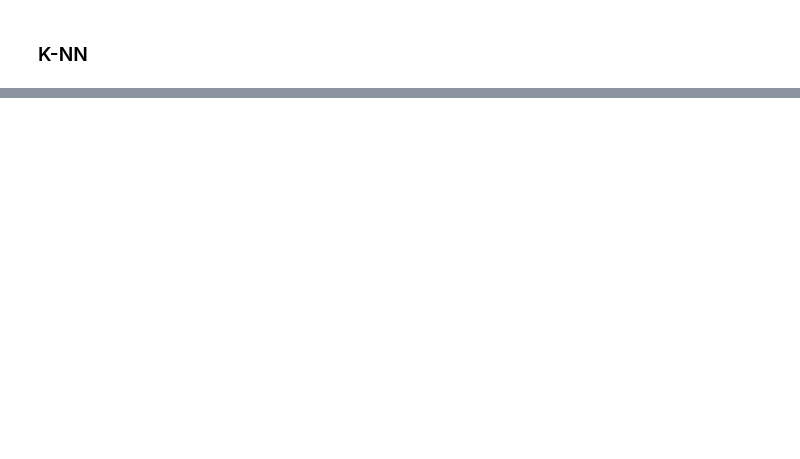
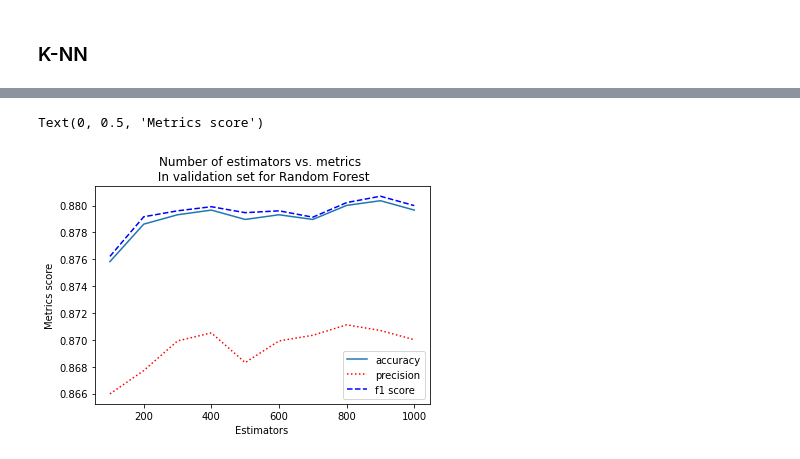
Before and after one commit to Fatemeh-Khosravi/Customer-Churn-Prediction, a Jupyter notebook: ADS505-FinalProject-ChrunPrediction.ipynb, the cells around one changed output, grey strips where cells are left out. Saved outputs shown, nothing was run; the diff lists cells and outputs as text; code cells hidden in the pictures; blank space fills up the shorter version.

```diff
--- a/ADS505-FinalProject-ChrunPrediction.ipynb
+++ b/ADS505-FinalProject-ChrunPrediction.ipynb
@@ -396,0 +457,26 @@ fundfuture_df_donor
+# %%
+# random forest
+
+# Train a classifier for different values of n_estimators
+rf_results = []
+for x in range(100, 1001, 100):
+    rf = RandomForestClassifier(n_estimators = x, random_state = 1).fit(trainX, trainy)
+    rf_results.append({'n_estimators': x, 'accuracy': accuracy_score(validy, rf.predict(validX)),
+                      'precision': precision_score(validy, rf.predict(validX)),
+                      'f1_score': f1_score(validy, rf.predict(validX))})
+
+
+# Convert results to a pandas data frame
+rf_results = pd.DataFrame(rf_results)
+# %%
+# show accuracy by estimators
+plt.plot(rf_results['n_estimators'], rf_results.accuracy, linestyle='-', label = "accuracy")
+plt.plot(rf_results['n_estimators'], rf_results.precision, linestyle=':', c='red', label = "precision")
+plt.plot(rf_results['n_estimators'], rf_results['f1_score'], linestyle='--', c='blue', label = "f1 score")
+plt.title('Number of estimators vs. metrics \n In validation set for Random Forest')
+plt.legend()
+plt.xlabel('Estimators')
+plt.ylabel('Metrics score')
+# %% [output]
+Text(0, 0.5, 'Metrics score')
+[figure, added]
```
Also changed, not shown: parts of 19 cells of this notebook.
